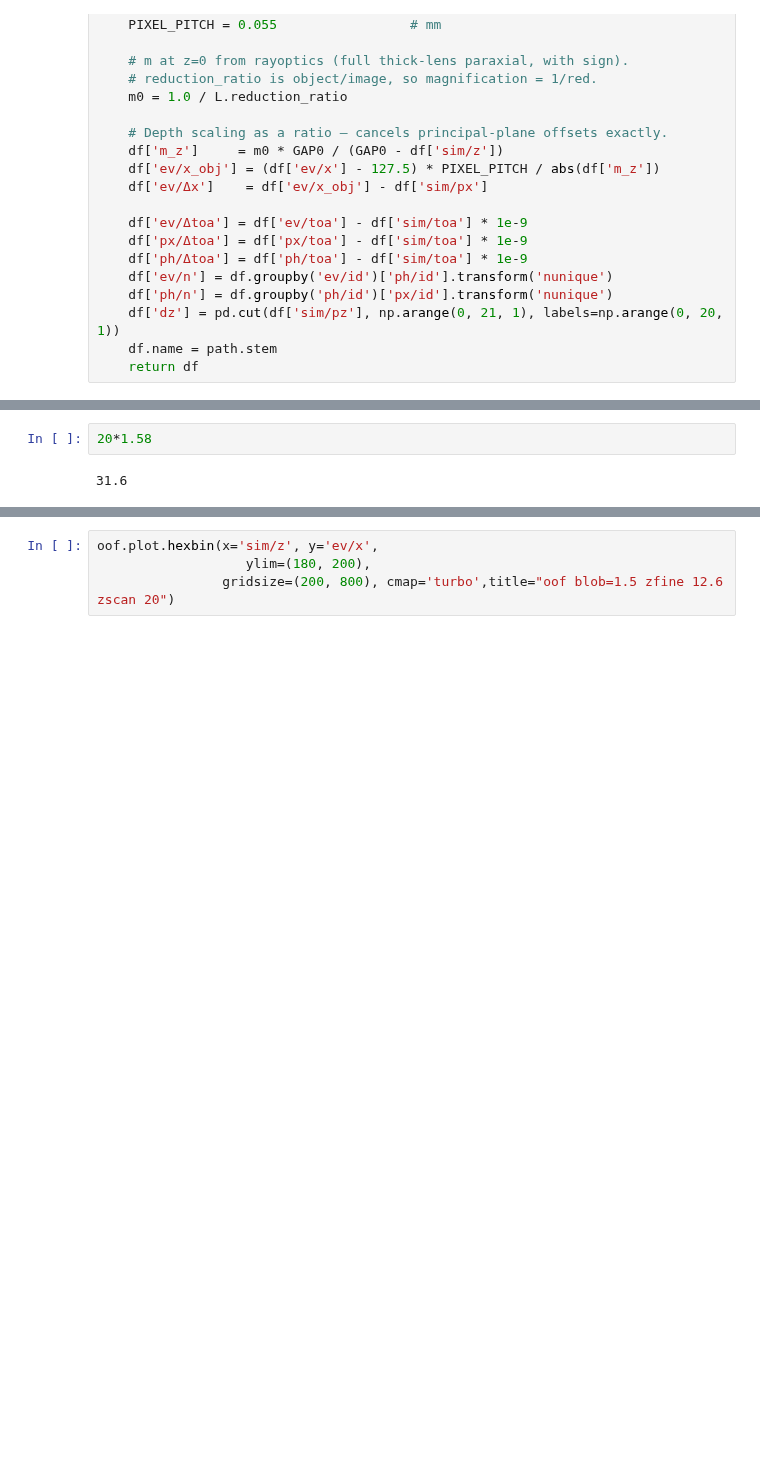
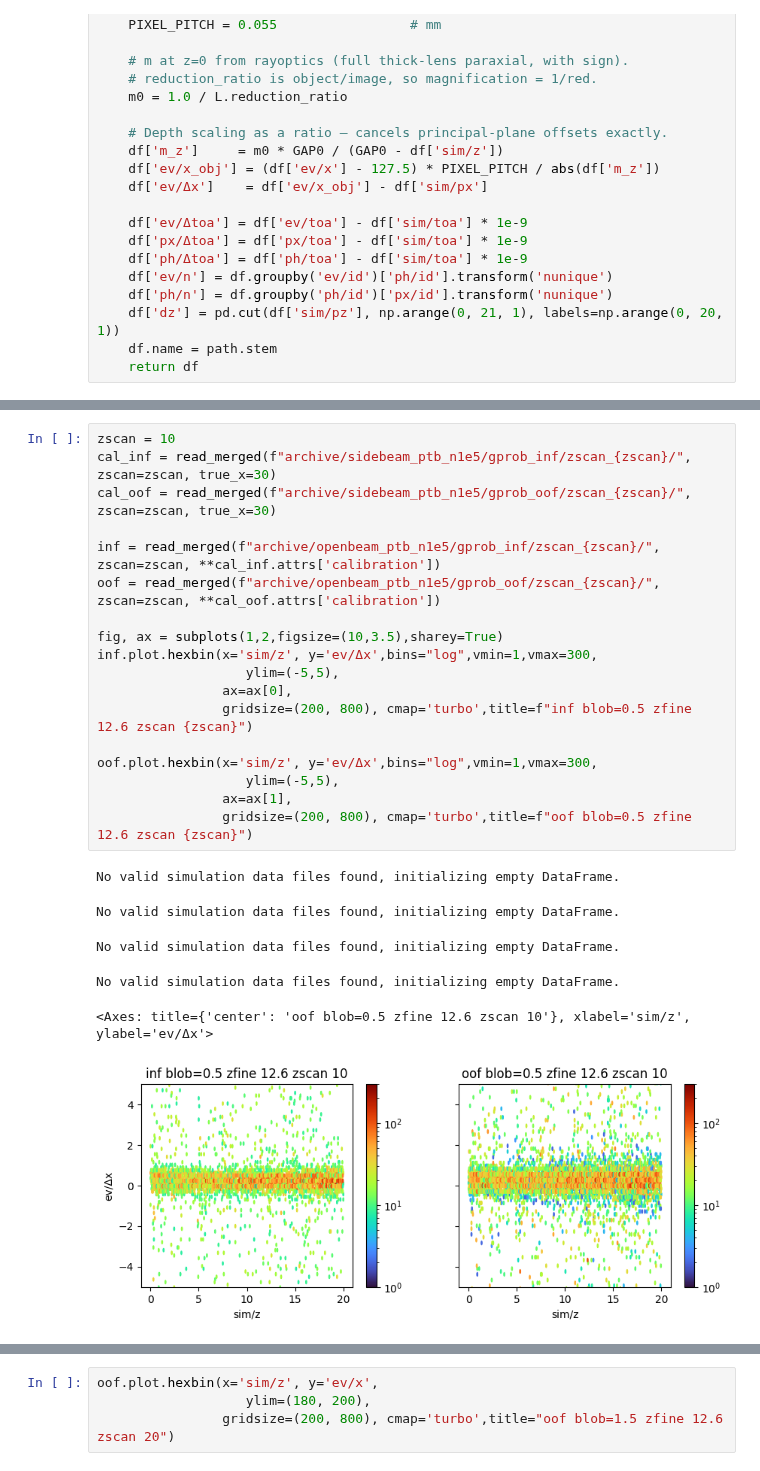
Before and after one commit to TsvikiHirsh/G4LumaCam, a Jupyter notebook: notebooks/read_merge_results.ipynb, the cells around one changed output, grey strips where cells are left out. Drawn from its saved outputs; the diff is of its cells as text; blank space fills up the shorter version.

```diff
--- a/notebooks/read_merge_results.ipynb
+++ b/notebooks/read_merge_results.ipynb
@@ -82,4 +116,25 @@ oof.plot.hexbin(x='sim/z', y='ev/x',bins="log",vmin=1,vmax=100,
 # %%
-20*1.58
+zscan = 10
+cal_inf = read_merged(f"archive/sidebeam_ptb_n1e5/gprob_inf/zscan_{zscan}/", zscan=zscan, true_x=30)
+cal_oof = read_merged(f"archive/sidebeam_ptb_n1e5/gprob_oof/zscan_{zscan}/", zscan=zscan, true_x=30)
+
+inf = read_merged(f"archive/openbeam_ptb_n1e5/gprob_inf/zscan_{zscan}/", zscan=zscan, **cal_inf.attrs['calibration'])
+oof = read_merged(f"archive/openbeam_ptb_n1e5/gprob_oof/zscan_{zscan}/", zscan=zscan, **cal_oof.attrs['calibration'])
+
+fig, ax = subplots(1,2,figsize=(10,3.5),sharey=True)
+inf.plot.hexbin(x='sim/z', y='ev/Δx',bins="log",vmin=1,vmax=300,
+                   ylim=(-5,5),
+                ax=ax[0],
+                gridsize=(200, 800), cmap='turbo',title=f"inf blob=0.5 zfine 12.6 zscan {zscan}")
+
+oof.plot.hexbin(x='sim/z', y='ev/Δx',bins="log",vmin=1,vmax=300,
+                   ylim=(-5,5),
+                ax=ax[1],
+                gridsize=(200, 800), cmap='turbo',title=f"oof blob=0.5 zfine 12.6 zscan {zscan}")
 # %% [output]
-31.6
+No valid simulation data files found, initializing empty DataFrame.
+No valid simulation data files found, initializing empty DataFrame.
+No valid simulation data files found, initializing empty DataFrame.
+No valid simulation data files found, initializing empty DataFrame.
+<Axes: title={'center': 'oof blob=0.5 zfine 12.6 zscan 10'}, xlabel='sim/z', ylabel='ev/Δx'>
+[figure, added]
```
Also changed, not shown: parts of 11 cells of this notebook, 1 other file.
